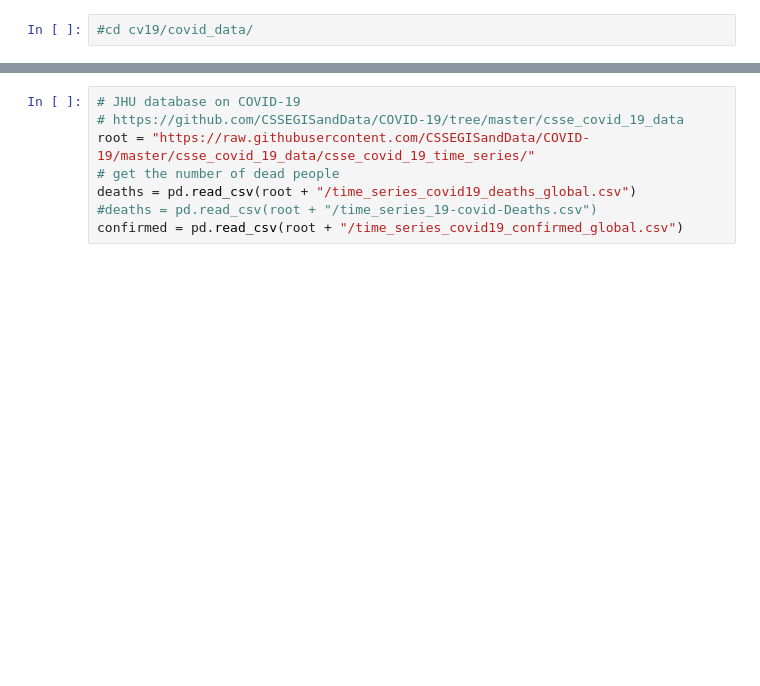
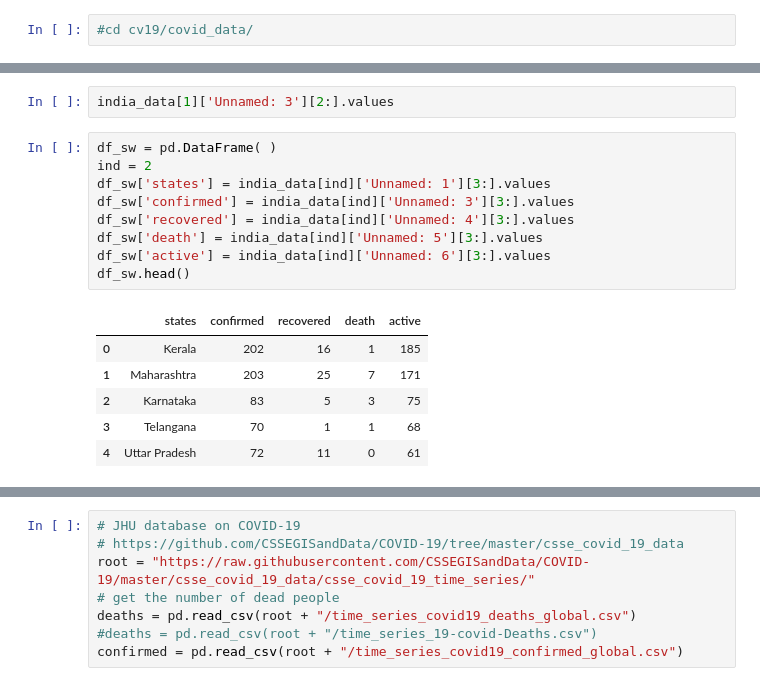
Before and after one commit to ahmadryan/covid19, a Jupyter notebook: coronavirus_quick_model2.ipynb, the cells around one changed output, grey strips where cells are left out. Cells and saved outputs as stored; diff of their text form; blank space fills up the shorter version.

```diff
--- a/coronavirus_quick_model2.ipynb
+++ b/coronavirus_quick_model2.ipynb
@@ -59,0 +57,18 @@ from bokeh.palettes import viridis, inferno, cividis, plasma, gray
+# %%
+india_data[1]['Unnamed: 3'][2:].values
+# %%
+df_sw = pd.DataFrame( )
+ind = 2
+df_sw['states'] = india_data[ind]['Unnamed: 1'][3:].values
+df_sw['confirmed'] = india_data[ind]['Unnamed: 3'][3:].values
+df_sw['recovered'] = india_data[ind]['Unnamed: 4'][3:].values
+df_sw['death'] = india_data[ind]['Unnamed: 5'][3:].values
+df_sw['active'] = india_data[ind]['Unnamed: 6'][3:].values
+df_sw.head()
+# %% [output]
+|  | states | confirmed | recovered | death | active |
+| 0 | Kerala | 202 | 16 | 1 | 185 |
+| 1 | Maharashtra | 203 | 25 | 7 | 171 |
+| 2 | Karnataka | 83 | 5 | 3 | 75 |
+| 3 | Telangana | 70 | 1 | 1 | 68 |
+| 4 | Uttar Pradesh | 72 | 11 | 0 | 61 |
```
Also changed, not shown: parts of 11 cells of this notebook.
